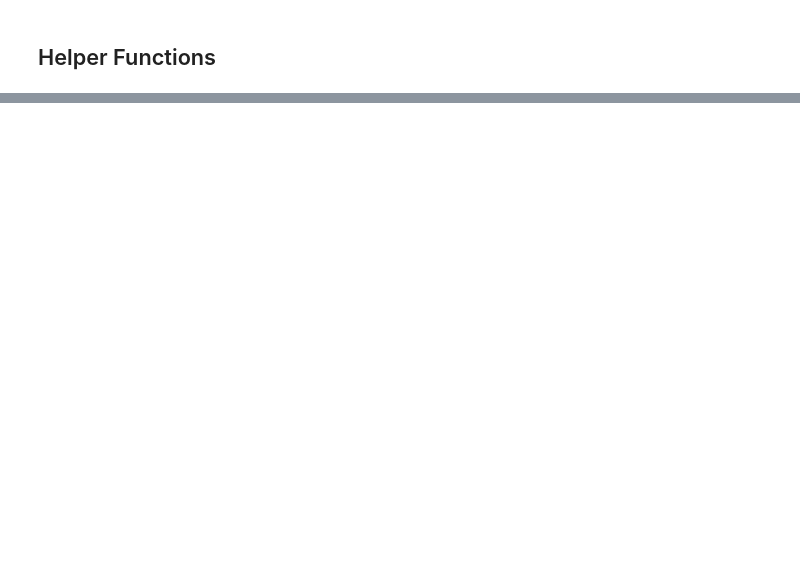
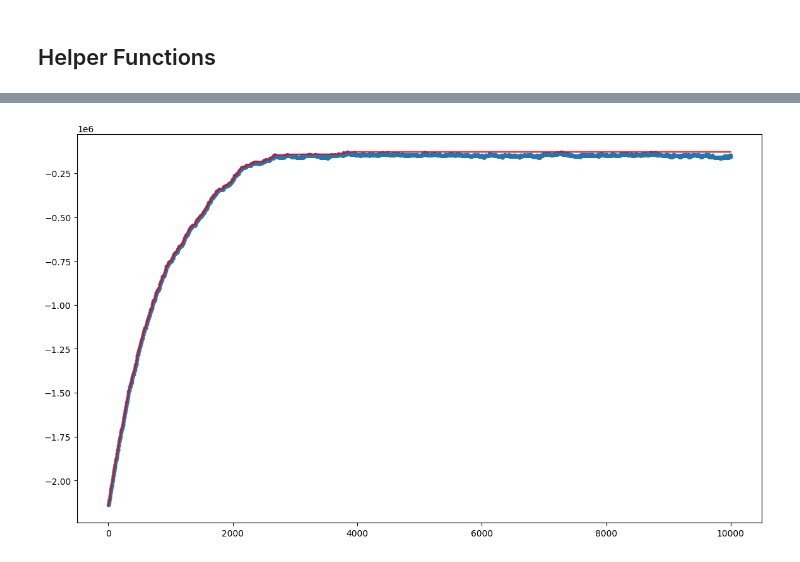
Before and after one commit to FerraiuoloP/CI2024_lab1, a Jupyter notebook: set-cover.ipynb, the cells around one changed output, grey strips where cells are left out. Cells and saved outputs as stored; diff of their text form; code cells hidden in the pictures; blank space fills up the shorter version.

```diff
--- a/set-cover.ipynb
+++ b/set-cover.ipynb
@@ -83,4 +85,0 @@ def cost(solution):
-# %%
-# A dumb solution of "all" sets
-solution = np.full(NUM_SETS, True)
-valid(solution), cost(solution)
@@ -89,4 +85,0 @@ valid(solution), cost(solution)
-# %%
-# A random solution with random 50% of the sets
-solution = rng.random(NUM_SETS) < .5
-valid(solution), cost(solution)
@@ -119,9 +107,6 @@ def simulated_annealing(f_cur_sol: np.ndarray, f_tweaked_sol: np.ndarray, temper
         # ic(temperature, worse_p)
     return is_accept
 
-def accept_invalid():
-     global accepted_invalid
-     is_accept = random_gen.random() <= 0.03
-     if(is_accept):
-        accepted_invalid+=1
+def accept_non_covering():
+     is_accept = random_gen.random() <= 0.05
      return is_accept
@@ -209,0 +117,79 @@ Accepted invalid solutions: 13 times
+# %%
+used_simulated_annealing=0
+accepted_invalid=0
+solution = rng.random(NUM_SETS) < 0.5
+solution_fitness = fitness(solution)
+history=[solution_fitness] if solution_fitness[0] else [] #if the initial solution is not valid, we don't want to store it in the history. NOTE: the history is a list of tuples (validity, cost) so that we can plot the accepted solutions graph if needed
+best_solution = solution_fitness
+STARTING_VALUE_TEMP = 1
+temperature = STARTING_VALUE_TEMP
+accepted_sol_index= [0] if solution_fitness[0] else []
+
+INC_VALUE = 15
+
+ic.disable()
+for steps in tqdm(range(N_STEPS)):
+    new_solution = tweak(solution)
+    f_newsol = fitness(new_solution)
+    history.append(f_newsol)
+    if  (best_solution[0]==False) or( #This line is for the edge cases where the starting solution is not valid, so we need to accept the first valid solution we find ignoring the cost (exit basin of attraction)
+         (f_newsol[0] and f_newsol>solution_fitness ) # or if the new solution is valid and better than the current one (validity check cause after accepting an invalid solution the next one could be invalid too)
+         or (
+         #Next lines implement the simulated annealing and the acceptance of non-covering solutions
+         (f_newsol[0] and simulated_annealing(solution_fitness[1],f_newsol[1],temperature)) # with a probability accept a worse solution
+         or ( solution_fitness[0] and not f_newsol[0] and accept_non_covering()))) : # or with a probability accept an invalid solution (not allowed 2 invalid solutions in a row)
+        ic("accepted",f_newsol)
+        if f_newsol>best_solution and f_newsol[0]:
+            best_solution=f_newsol
+        if not f_newsol[0]: #will enter here if the best solution is invalid (so we accept any solution) or if with a probability we accepted an invalid solution
+            accepted_invalid+=1
+        accepted_sol_index.append(len(history)-1)
+        solution=new_solution
+        solution_fitness =  fitness(solution)
+        temperature = STARTING_VALUE_TEMP #exploit the new solution first, then start again increasing the temperature
+    else:
+            temperature+= INC_VALUE #increase the temperature to explore the solution space
+
+ic.enable()
+print("Accepted worse solution (simulated annealing):",used_simulated_annealing, "times")
+print("Accepted (intermediate) non-covering solutions:",accepted_invalid, "times")
+ic(history.index(best_solution),best_solution)
+plt.figure(figsize=(14, 8))
+plt.plot(
+    range(len(history),),
+    [max(history[: i + 1], key= lambda x: x[1])[1] for i in range(len(history))],
+    color="red",
+)
+plt.scatter(range(len(history)), [value for _, value in history], marker=".")
+plt.show()
+
+if(PLOT_ACCEPTED_SOL_GRAPH):
+# Plotting the accepted solutions graph
+    plt.figure(figsize=(14, 8))
+    plt.plot(
+        range(len(history),),
+        [max(history[: i + 1], key= lambda x: x[1])[1] for i in range(len(history))],
+        color="red",
+    )
+    plt.scatter(
+        [i for i, (flag, _) in enumerate(history) if flag and i in accepted_sol_index],
+        [value for i, (flag, value) in enumerate(history) if flag and i in accepted_sol_index],
+        color="blue",
+        marker=".",
+    )
+    plt.scatter(
+        [i for i, (flag, _) in enumerate(history) if not flag and i in accepted_sol_index],
+        [value for i, (flag, value) in enumerate(history) if (flag==False) and i in accepted_sol_index],
+        color="red",
+        marker=".",
+    )
+    plt.scatter(
+        history.index(best_solution),
+        best_solution[1],
+        color="green",
+        marker="X",
+    )
+    plt.title("Accepted solutions graph")
+    plt.legend(["Best solution (even if non-covering)", "Accepted valid solutions", "Accepted non-covering solutions", "Best solution (covering)"])
+    plt.show()
+# %% [output]
@@ -209,0 +200 @@ Accepted invalid solutions: 13 times
+[figure, added]
```
Also changed, not shown: parts of 10 cells of this notebook.
